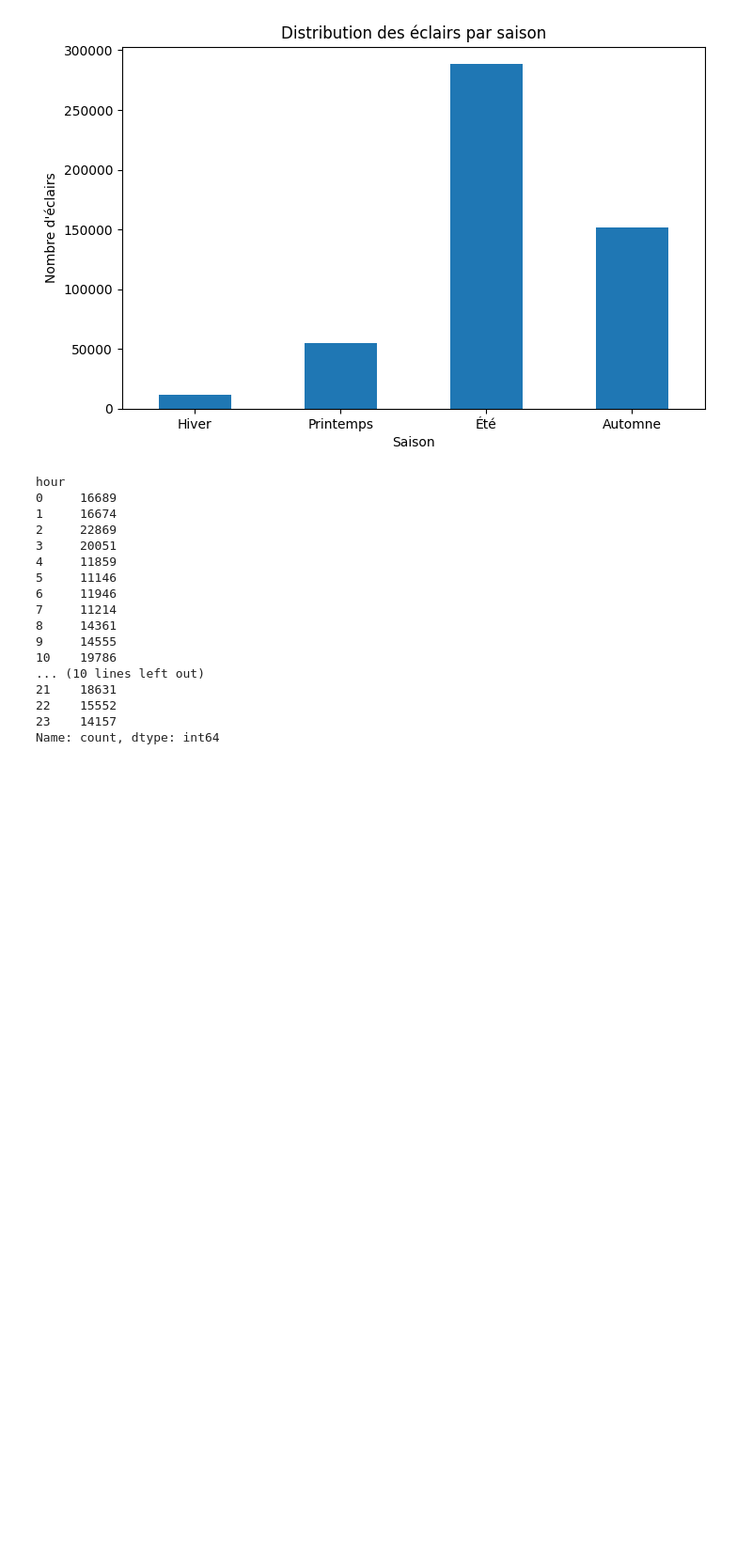
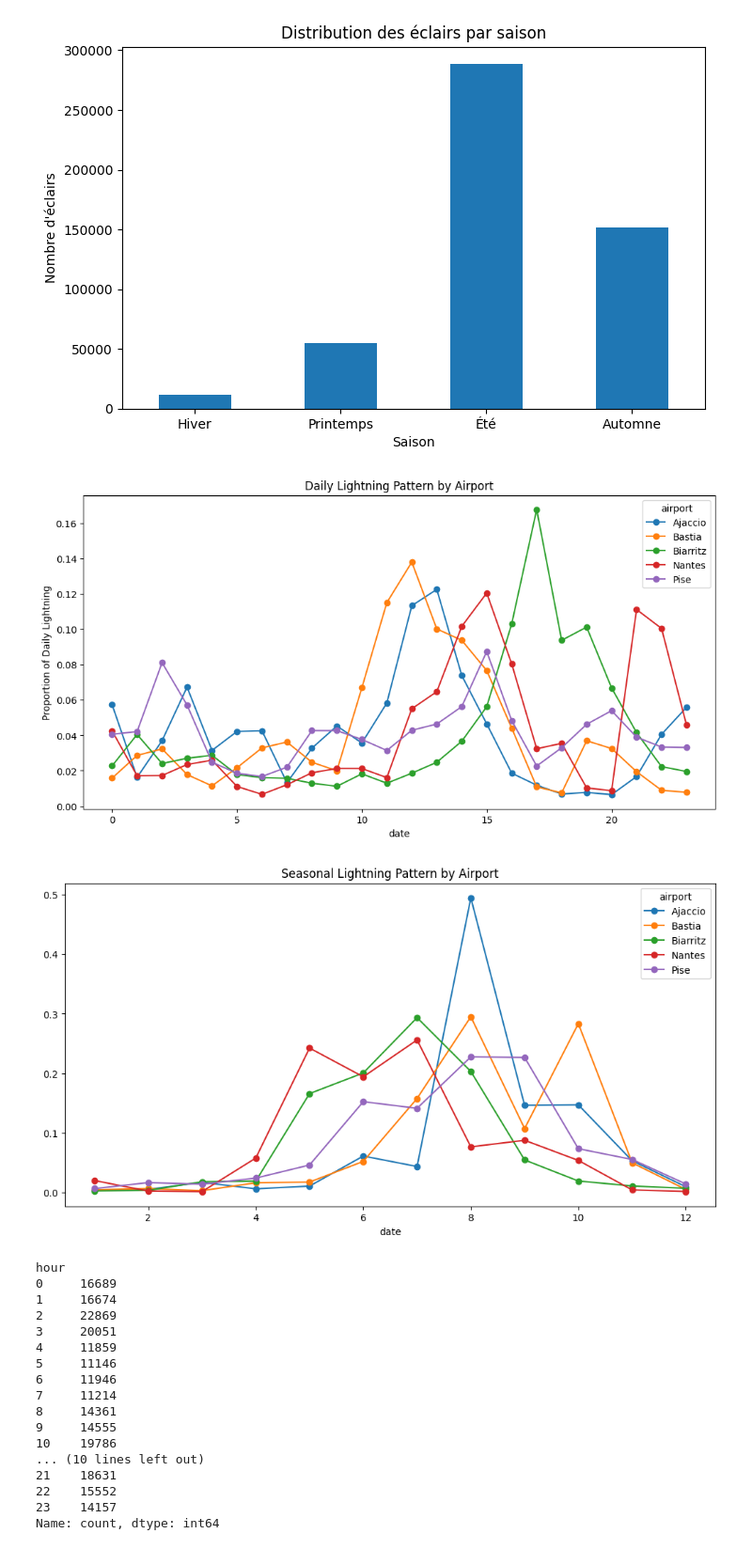
Before and after one commit to Houda-git/Data-Battle, a Jupyter notebook: Untitled.ipynb, the cells around one changed output. Shown at 94% size. Saved outputs shown, nothing was run; the diff lists cells and outputs as text; code cells hidden in the pictures; blank space fills up the shorter version.

```diff
--- a/Untitled.ipynb
+++ b/Untitled.ipynb
@@ -541,6 +593,34 @@ Printemps     54995
 Hiver         11883
 Name: count, dtype: int64
 [figure]
+# %%
+# Lightning activity by hour and airport, mostly afternoon
+hourly_pattern = pd.crosstab(
+    df['date'].dt.hour,
+    df['airport'],
+    values=df['amplitude'],
+    aggfunc='count',
+    normalize='columns'
+)
+hourly_pattern.plot(kind='line', figsize=(12,6), marker='o')
+plt.title('Daily Lightning Pattern by Airport')
+plt.ylabel('Proportion of Daily Lightning')
+plt.show()
+
+#Monthly patterns, mostle in august
+monthly_pattern = pd.crosstab(
+    df['date'].dt.month,
+    df['airport'],
+    values=df['amplitude'],
+    aggfunc='count',
+    normalize='columns'
+)
+monthly_pattern.plot(kind='line', figsize=(12,6), marker='o')
+plt.title('Seasonal Lightning Pattern by Airport')
+plt.show()
+# %% [output]
+[figure, added]
+[figure, added]
 # %%
 hour_counts = df["hour"].value_counts().sort_index()
 print(hour_counts)
```
Also changed, not shown: parts of 18 cells of this notebook, 1 other file.
